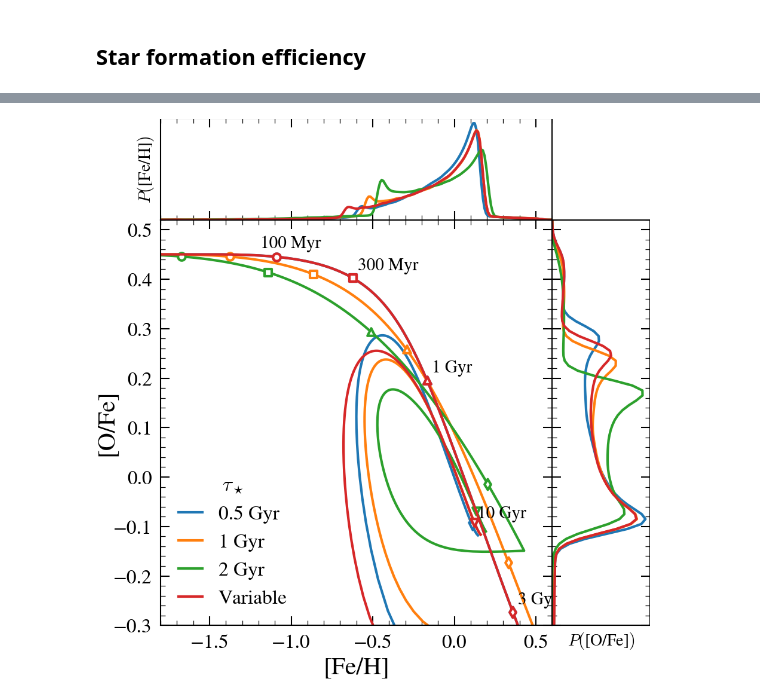
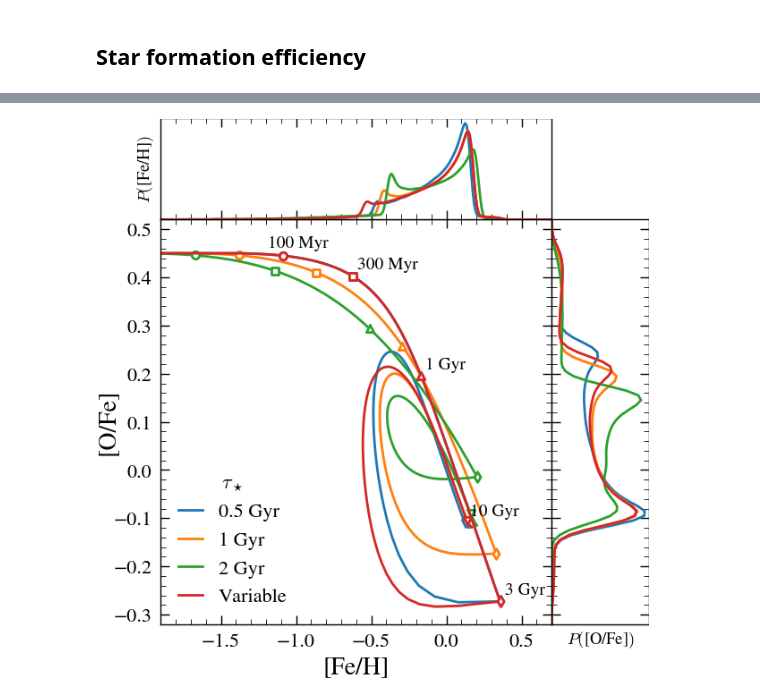
Before and after one commit to lodubay/twoinfall, a Jupyter notebook: src/scripts/onezone_params.ipynb, the cells around one changed output, grey strips where cells are left out. Cells and saved outputs as stored; diff of their text form; code cells hidden in the pictures.

```diff
--- a/src/scripts/onezone_params.ipynb
+++ b/src/scripts/onezone_params.ipynb
@@ -18,4 +21,4 @@ parent_dir.mkdir(parents=True, exist_ok=True)
 # %%
 dt = 0.01
-tmax = 13.2
+tmax = _globals.END_TIME
 simtime = np.arange(0, tmax+dt, dt)
@@ -80,0 +180,18 @@ plt.show()
+# %%
+fig, axs = plt.subplots(1, 3, figsize=(9, 3))
+t1 = 1
+t2_list = [1, 3, 10, 30]
+for t2 in t2_list:
+    name = str(output_dir / f'first{int(t1*10):02d}_second{t2}')
+    hist = vice.history(name)
+    axs[0].plot(hist['time'], hist['ifr'], '-')
+    axs[1].plot(hist['time'], hist['sfr'], '-')
+    axs[2].plot(hist['time'], hist['mgas'], '-', label=f'{t2} Gyr')
+
+axs[2].legend(title=r'$\tau_2$ ($\tau_1=%s$ Gyr)' % t1)
+for ax in axs:
+    ax.set_xlabel('Time [Gyr]')
+axs[0].set_ylabel(r'$\dot M_{\rm in}$')
+axs[1].set_ylabel(r'$\dot M_\star$')
+axs[2].set_ylabel(r'$M_{\rm gas}$')
+plt.show()
@@ -81,57 +200,58 @@ plt.show()
 # %% [markdown]
 ## Star formation efficiency
 # %%
-fig, axs = setup_figure(xlim=(-1.8, 0.6), ylim=(-0.3, 0.52))
+fig, axs = setup_figure(xlim=(-1.9, 0.7), ylim=(-0.32, 0.52))
 
-ifr = twoinfall(8)
+ifr = twoinfall(8, onset=3, first_timescale=1, second_timescale=4)
+print(ifr.ratio)
 
 tau_star_list = [0.5, 1, 2]
 for tau_star in tau_star_list:
-    name = str(output_dir / f'taustar{int(tau_star*10)}')
-    sz = vice.singlezone(
-        name=name,
-        func=ifr,
-        mode='ifr',
-        elements=('fe', 'o'),
-        eta=vice.milkyway.default_mass_loading(8),
-        delay=0.04,
-        RIa=dtds.exponential(timescale=1.5),
-        Mg0=0,
-        tau_star=tau_star,
-        dt=dt,
-        bins=[i*0.01 - 3 for i in range(401)],
-    )
+    name = str(output_dir / f'taustar{int(tau_star*10):02d}')
+    ifr.ratio = twoinfall_ampratio(ifr, 8, onset=3, tau_star=lambda time, mgas: tau_star)
+    print(ifr.ratio)
+    sz = setup_onezone(name, ifr, tau_star=tau_star)
     sz.run(simtime, overwrite=True)
     plot_vice_onezone(name, fig=fig, axs=axs,
                       label=f'{tau_star} Gyr',
                       marker_labels=(tau_star==0.5))
 
 # Variable tau_star
-def tau_star(t, onset=4):
+def tau_star_var(t, onset=3):
     if t < onset:
         return 0.5
     else:
         return 1.
 
 name = str(output_dir / 'taustar_var')
-sz = vice.singlezone(
-    name=name,
-    func=ifr,
-    mode='ifr',
-    elements=('fe', 'o'),
-    eta=vice.milkyway.default_mass_loading(8),
-    delay=0.04,
-    RIa=dtds.exponential(timescale=1.5),
-    Mg0=0,
-    tau_star=tau_star,
-    dt=dt,
-    bins=[i*0.01 - 3 for i in range(401)],
-)
+ifr.ratio = twoinfall_ampratio(ifr, 8, onset=3, tau_star=lambda time, mgas: tau_star_var(time))
+print(ifr.ratio)
+sz = setup_onezone(name, ifr, tau_star=tau_star_var)
 sz.run(simtime, overwrite=True)
 plot_vice_onezone(name, fig=fig, axs=axs,
                   label='Variable',
                   marker_labels=False)
 
+# name = str(output_dir / 'taustar_J21')
+# tau_star = J21_sf_law(np.pi * ((8.1)**2 - 8**2))
+# sz = vice.singlezone(
+#     name=name,
+#     func=func,
+#     mode='ifr',
+#     elements=('fe', 'o'),
+#     eta=vice.milkyway.default_mass_loading(8),
+#     delay=0.04,
+#     RIa=dtds.exponential(timescale=1.5),
+#     Mg0=0,
+#     tau_star=tau_star,
+#     dt=dt,
+#     bins=[i*0.01 - 3 for i in range(401)],
+# )
+# sz.run(simtime, overwrite=True)
+# plot_vice_onezone(name, fig=fig, axs=axs,
+#                   label='J21',
+#                   marker_labels=False)
+
 axs[1].set_ylim(bottom=0)
 axs[2].set_xlim(left=0)
 axs[0].legend(frameon=False, loc='lower left', title=r'$\tau_\star$')
@@ -140 +265 @@ plt.show()
-[figure, old version]
+[figure, new version]
```
Also changed, not shown: parts of 30 cells of this notebook, 1 other file.
